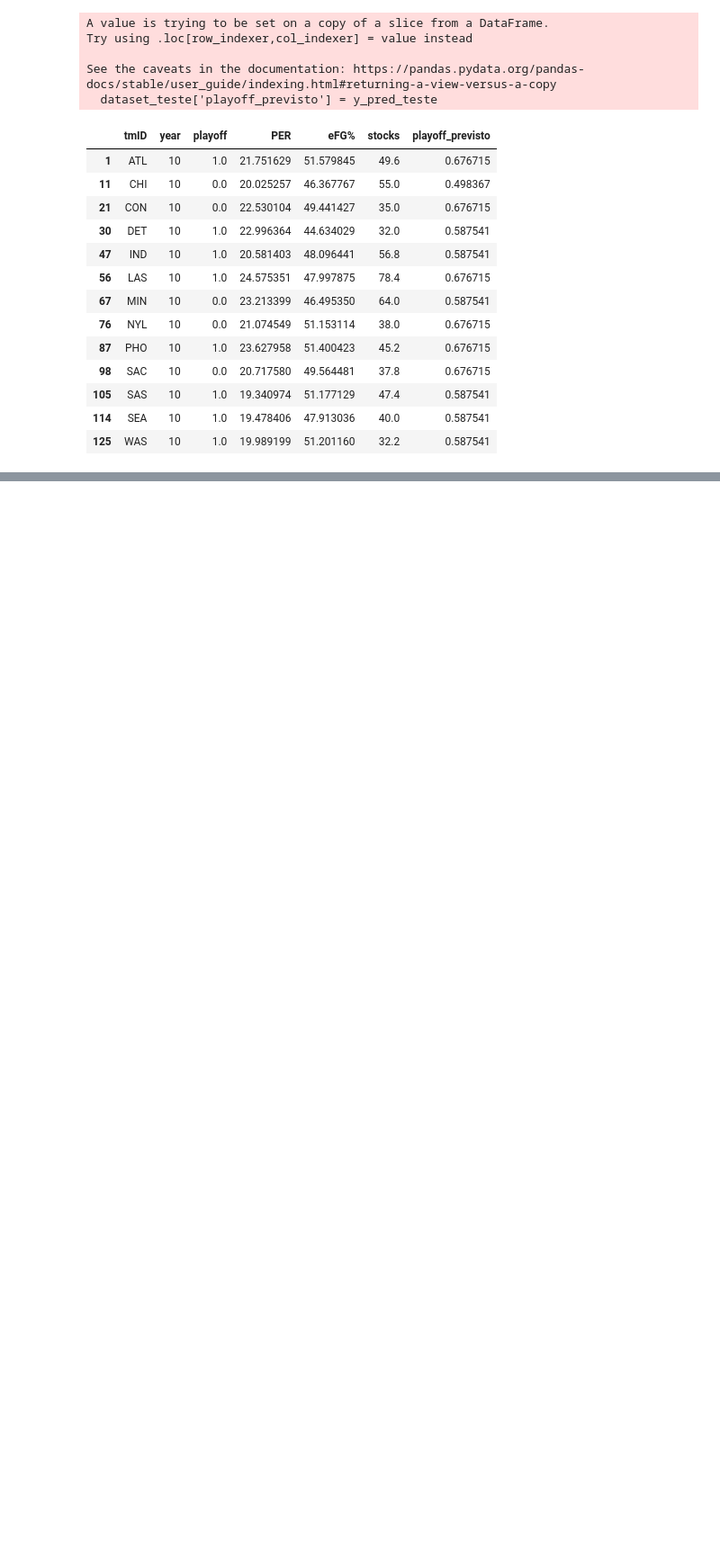
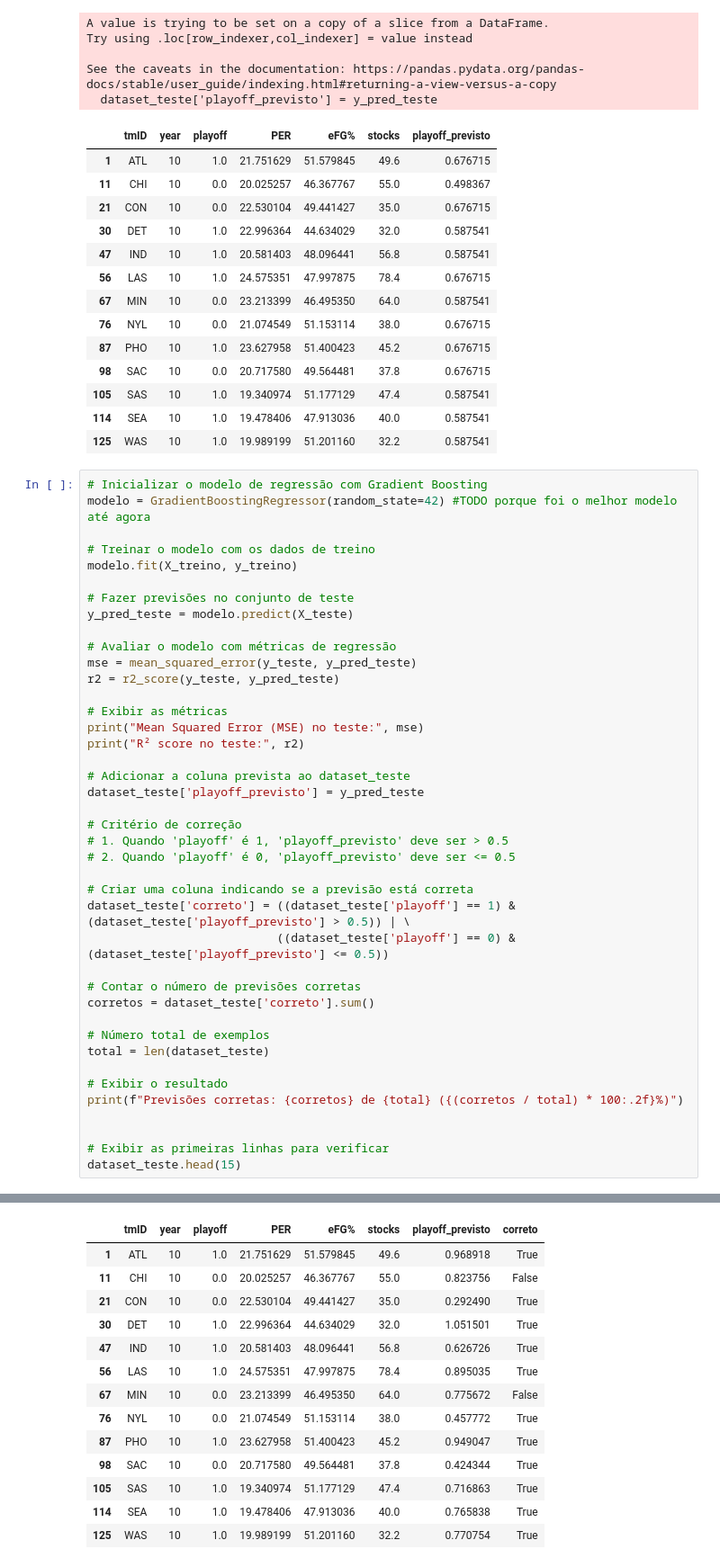
Before and after one commit to maxbper/AC, a Jupyter notebook: junta.ipynb, the cells around one changed output, grey strips where cells are left out. Shown at 90% size. Cells and saved outputs as stored; diff of their text form; blank space fills up the shorter version.

```diff
--- a/junta.ipynb
+++ b/junta.ipynb
@@ -967,3 +922,45 @@ See the caveats in the documentation: https://pandas.pydata.org/pandas-docs/stab
 | 105 | SAS | 10 | 1.0 | 19.340974 | 51.177129 | 47.4 | 0.587541 |
 | 114 | SEA | 10 | 1.0 | 19.478406 | 47.913036 | 40.0 | 0.587541 |
 | 125 | WAS | 10 | 1.0 | 19.989199 | 51.201160 | 32.2 | 0.587541 |
+# %%
+# Inicializar o modelo de regressão com Gradient Boosting
+modelo = GradientBoostingRegressor(random_state=42) #TODO porque foi o melhor modelo até agora
+
+# Treinar o modelo com os dados de treino
+modelo.fit(X_treino, y_treino)
+
+# Fazer previsões no conjunto de teste
+y_pred_teste = modelo.predict(X_teste)
+
+# Avaliar o modelo com métricas de regressão
+mse = mean_squared_error(y_teste, y_pred_teste)
+r2 = r2_score(y_teste, y_pred_teste)
+
+# Exibir as métricas
+print("Mean Squared Error (MSE) no teste:", mse)
+print("R² score no teste:", r2)
+
+# Adicionar a coluna prevista ao dataset_teste
+dataset_teste['playoff_previsto'] = y_pred_teste
+
+# Critério de correção
+# 1. Quando 'playoff' é 1, 'playoff_previsto' deve ser > 0.5
+# 2. Quando 'playoff' é 0, 'playoff_previsto' deve ser <= 0.5
+
+# Criar uma coluna indicando se a previsão está correta
+dataset_teste['correto'] = ((dataset_teste['playoff'] == 1) & (dataset_teste['playoff_previsto'] > 0.5)) | \
+                           ((dataset_teste['playoff'] == 0) & (dataset_teste['playoff_previsto'] <= 0.5))
+
+# Contar o número de previsões corretas
+corretos = dataset_teste['correto'].sum()
+
+# Número total de exemplos
+total = len(dataset_teste)
+
+# Exibir o resultado
+print(f"Previsões corretas: {corretos} de {total} ({(corretos / total) * 100:.2f}%)")
+
+
+# Exibir as primeiras linhas para verificar
+dataset_teste.head(15)
+# %% [output]
@@ -969,0 +980,14 @@ See the caveats in the documentation: https://pandas.pydata.org/pandas-docs/stab
+|  | tmID | year | playoff | PER | eFG% | stocks | playoff_previsto | correto |
+| 1 | ATL | 10 | 1.0 | 21.751629 | 51.579845 | 49.6 | 0.968918 | True |
+| 11 | CHI | 10 | 0.0 | 20.025257 | 46.367767 | 55.0 | 0.823756 | False |
+| 21 | CON | 10 | 0.0 | 22.530104 | 49.441427 | 35.0 | 0.292490 | True |
+| 30 | DET | 10 | 1.0 | 22.996364 | 44.634029 | 32.0 | 1.051501 | True |
+| 47 | IND | 10 | 1.0 | 20.581403 | 48.096441 | 56.8 | 0.626726 | True |
+| 56 | LAS | 10 | 1.0 | 24.575351 | 47.997875 | 78.4 | 0.895035 | True |
+| 67 | MIN | 10 | 0.0 | 23.213399 | 46.495350 | 64.0 | 0.775672 | False |
+| 76 | NYL | 10 | 0.0 | 21.074549 | 51.153114 | 38.0 | 0.457772 | True |
+| 87 | PHO | 10 | 1.0 | 23.627958 | 51.400423 | 45.2 | 0.949047 | True |
+| 98 | SAC | 10 | 0.0 | 20.717580 | 49.564481 | 37.8 | 0.424344 | True |
+| 105 | SAS | 10 | 1.0 | 19.340974 | 51.177129 | 47.4 | 0.716863 | True |
+| 114 | SEA | 10 | 1.0 | 19.478406 | 47.913036 | 40.0 | 0.765838 | True |
+| 125 | WAS | 10 | 1.0 | 19.989199 | 51.201160 | 32.2 | 0.770754 | True |
```
Also changed, not shown: parts of 2 cells of this notebook.
